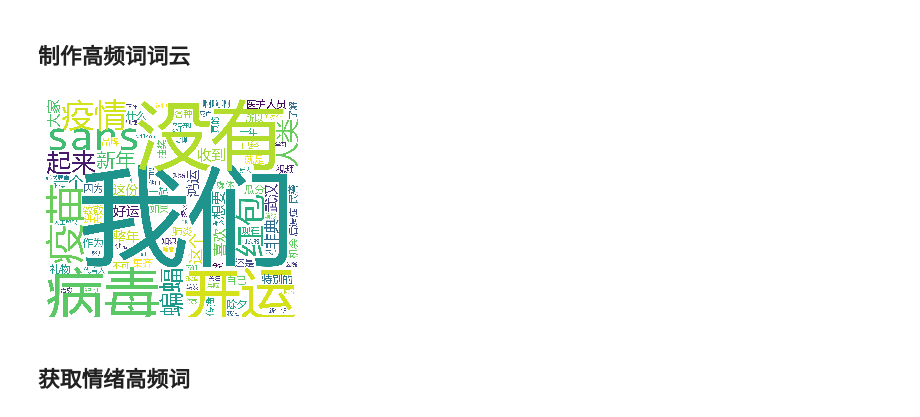
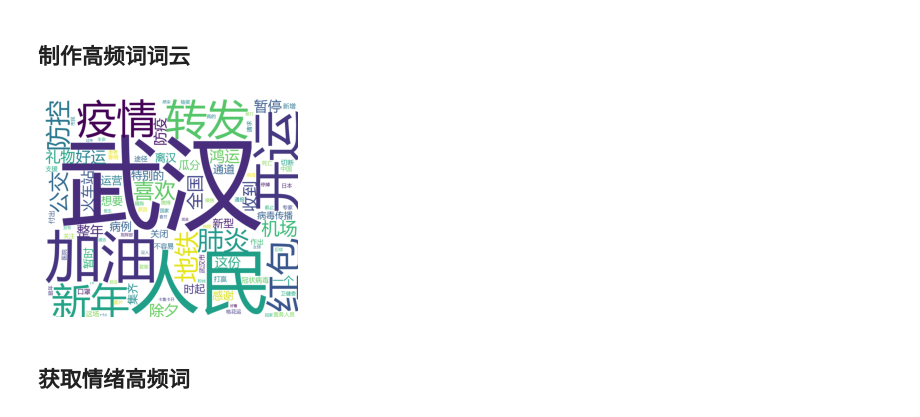
Before and after one commit to const7/Emotion-Contagion, a Jupyter notebook: code/weibo_user.ipynb, the cells around one changed output. Saved outputs shown, nothing was run; the diff lists cells and outputs as text; code cells hidden in the pictures.

```diff
--- a/code/weibo_user.ipynb
+++ b/code/weibo_user.ipynb
@@ -50,5 +50,5 @@ def get_data(file_path):
 # %% [markdown]
 ## 查看数据基本信息
 # %%
-data = get_data(post_data_path)
-data.head(60)
+data = get_user_data(post_data_path)
+# data.head(60)
@@ -127,7 +109,10 @@ plt.show()
 # %%
 # 文本清洗/分词
 data = data[~data["post"].str.contains("|".join(keyword_to_delete))]
+data["post"] = data["post"].apply(lambda x: x.strip())
+data = data[data["post"].str.len() > 3]
 preprocess = WeiboPreprocess()
 data["post"] = data["post"].apply(lambda x: preprocess.clean(x))
+data = data[data["post"].str.len() > 3]
 # %% [output]
 Building prefix dict from the default dictionary ...
@@ -137,5 +122,5 @@ Prefix dict has been built succesfully.
 # %% [markdown]
 ## 情感分类
 # %%
-data = data[data["post"].str.len > 3]
+# pos: 1, neg: 0
 data["emotion"] = data["post"].apply(lambda x: SnowNLP(x).sentiments)
@@ -142,5 +137,7 @@ data["emotion"] = data["post"].apply(lambda x: SnowNLP(x).sentiments)
 # %% [markdown]
 ## 制作高频词词云
+# %%
+data["post"] = data["post"].apply(lambda x: " ".join(preprocess.cut(x)))
 # %%
 # get all kinds of vocabulary
 def get_vocab(vocab_path):
@@ -160,10 +157,10 @@ def gen_wordcloud(text, save_to_file):
     plt.axis("off")
 # %%
 # generate wordcloud by date
-date = "2020-1-22"
-gen_wordcloud(data.groupby("time")["post"].sum()[pd.to_datetime(date).date()], os.path.join("../data/wordcloud", date + ".png"))
+date = "2020-1-23"
+gen_wordcloud(data.groupby("time")["post"].sum()[pd.to_datetime(date).date()], os.path.join("../data/wordcloud", "user_" + date + ".png"))
 # %% [output]
-[figure, old version]
+[figure, new version]
 # %% [markdown]
 ## 获取情绪高频词
 # %%
```
Also changed, not shown: parts of 16 cells of this notebook, 1 other file.
